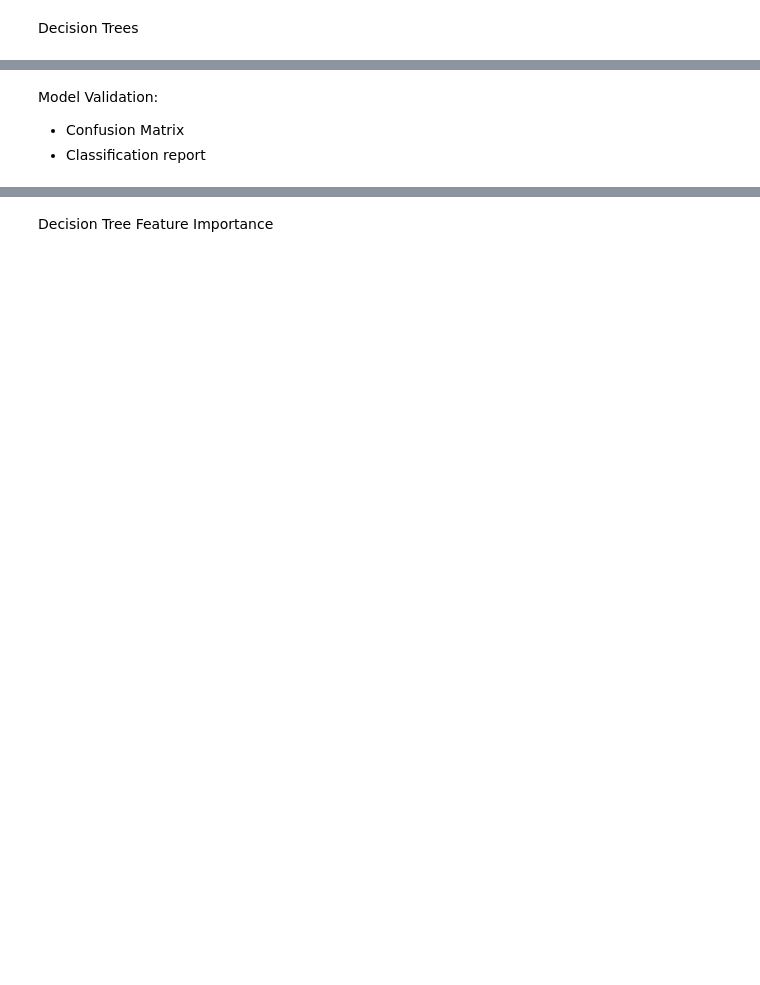
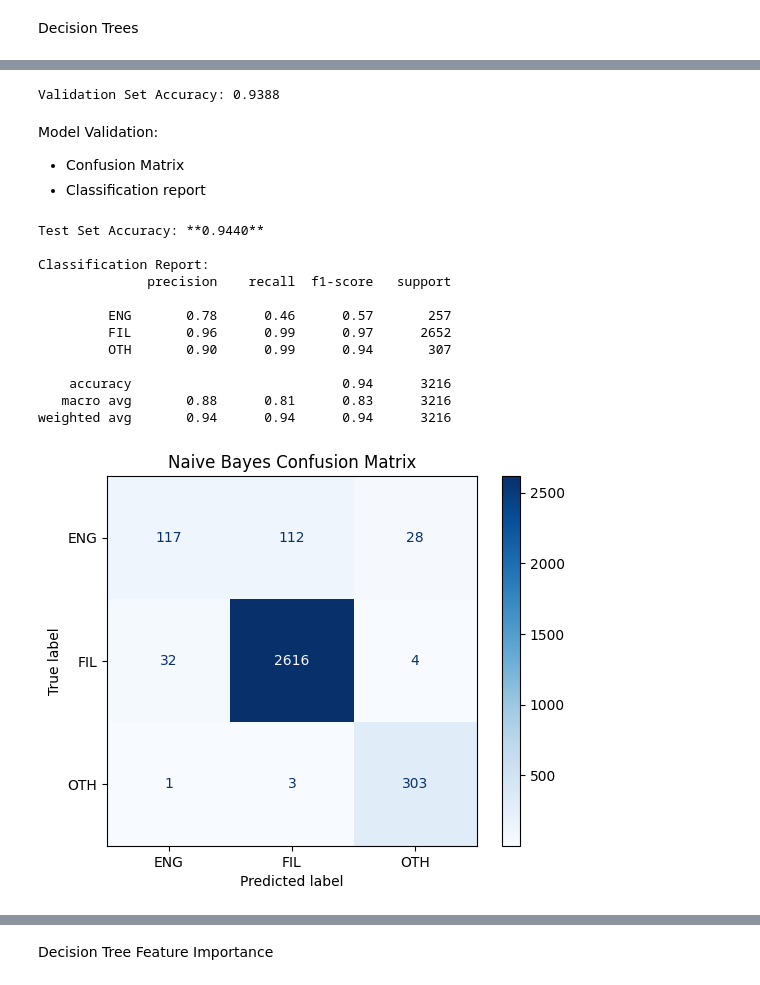
Before and after one commit to ejmasuncion/pinoy_bot, a Jupyter notebook: main.ipynb, the cells around one changed output, grey strips where cells are left out. Saved outputs shown, nothing was run; the diff lists cells and outputs as text; code cells hidden in the pictures; blank space fills up the shorter version.

```diff
--- a/main.ipynb
+++ b/main.ipynb
@@ -293,14 +348,11 @@ ML Modelling
 # %% [markdown]
 Naive Bayes
 # %%
-from sklearn.naive_bayes import GaussianNB
-from sklearn.metrics import accuracy_score
+nb_model = GaussianNB()
+X_train_array = np.array(X_train_resampled)
 
-nb_model = GaussianNB()
-nb_model.fit(X_train_resampled, y_train_resampled)
+nb_model.fit(X_train_array, y_train_resampled)
 
 y_val_pred = nb_model.predict(X_val)
 val_accuracy = accuracy_score(y_val, y_val_pred)
 print(f"\nValidation Set Accuracy: {val_accuracy:.4f}")
-
-## Hypertune by changing model parameters if needed (var_smoothing for GaussianNB)
@@ -307,9 +378,8 @@ print(f"\nValidation Set Accuracy: {val_accuracy:.4f}")
 # %%
-nb_model = GaussianNB(var_smoothing=np.float64(0.0001873817422860383))
-nb_model.fit(X_train_resampled, y_train_resampled)
+#inserted the best parameter from gridserach.
+nb_model_hypertuned = GaussianNB(var_smoothing=np.float64(0.0001873817422860383))
+nb_model_hypertuned.fit(X_train_resampled, y_train_resampled)
 
-y_val_pred = nb_model.predict(X_val)
+y_val_pred = nb_model_hypertuned.predict(X_val)
 val_accuracy = accuracy_score(y_val, y_val_pred)
 print(f"\nValidation Set Accuracy: {val_accuracy:.4f}")
-
-## Hypertune by changing model parameters if needed (var_smoothing for GaussianNB)
@@ -383,21 +424,45 @@ print(gs_DF.best_params_)
+# %%
+X_train_array = np.array(X_train_resampled)
+
+hypertuned_clf = tree.DecisionTreeClassifier(criterion='gini', max_depth=10, min_samples_leaf=1, min_samples_split=10)
+hypertuned_clf = hypertuned_clf.fit(X_train_array, y_train_resampled)
+
+y_val_pred = hypertuned_clf.predict(X_val)
+val_accuracy = accuracy_score(y_val, y_val_pred)
+print(f"\nValidation Set Accuracy: {val_accuracy:.4f}")
+# %% [output]
+Validation Set Accuracy: 0.9388
 # %% [markdown]
 Model Validation:
 - Confusion Matrix
 - Classification report
 # %%
-from sklearn.metrics import classification_report, confusion_matrix, ConfusionMatrixDisplay
-
-
 y_test_pred = nb_model.predict(X_test)
 test_accuracy = accuracy_score(y_test, y_test_pred)
 
 print(f"Test Set Accuracy: **{test_accuracy:.4f}**")
 print("\nClassification Report:")
 print(classification_report(y_test, y_test_pred, zero_division=0))
 
+label = ['ENG', 'FIL', 'OTH']
+
 cm = confusion_matrix(y_test, y_test_pred)
-disp = ConfusionMatrixDisplay(confusion_matrix=cm)
+disp = ConfusionMatrixDisplay(confusion_matrix=cm, display_labels=label)
 disp.plot(cmap=plt.cm.Blues)
 plt.title("Naive Bayes Confusion Matrix")
 plt.show()
+# %% [output]
+Test Set Accuracy: **0.9440**
+
+Classification Report:
+              precision    recall  f1-score   support
+
+         ENG       0.78      0.46      0.57       257
+         FIL       0.96      0.99      0.97      2652
+         OTH       0.90      0.99      0.94       307
+
+    accuracy                           0.94      3216
+   macro avg       0.88      0.81      0.83      3216
+weighted avg       0.94      0.94      0.94      3216
+[figure, added]
 # %%
```
Also changed, not shown: parts of 33 cells of this notebook, 2 other files.
